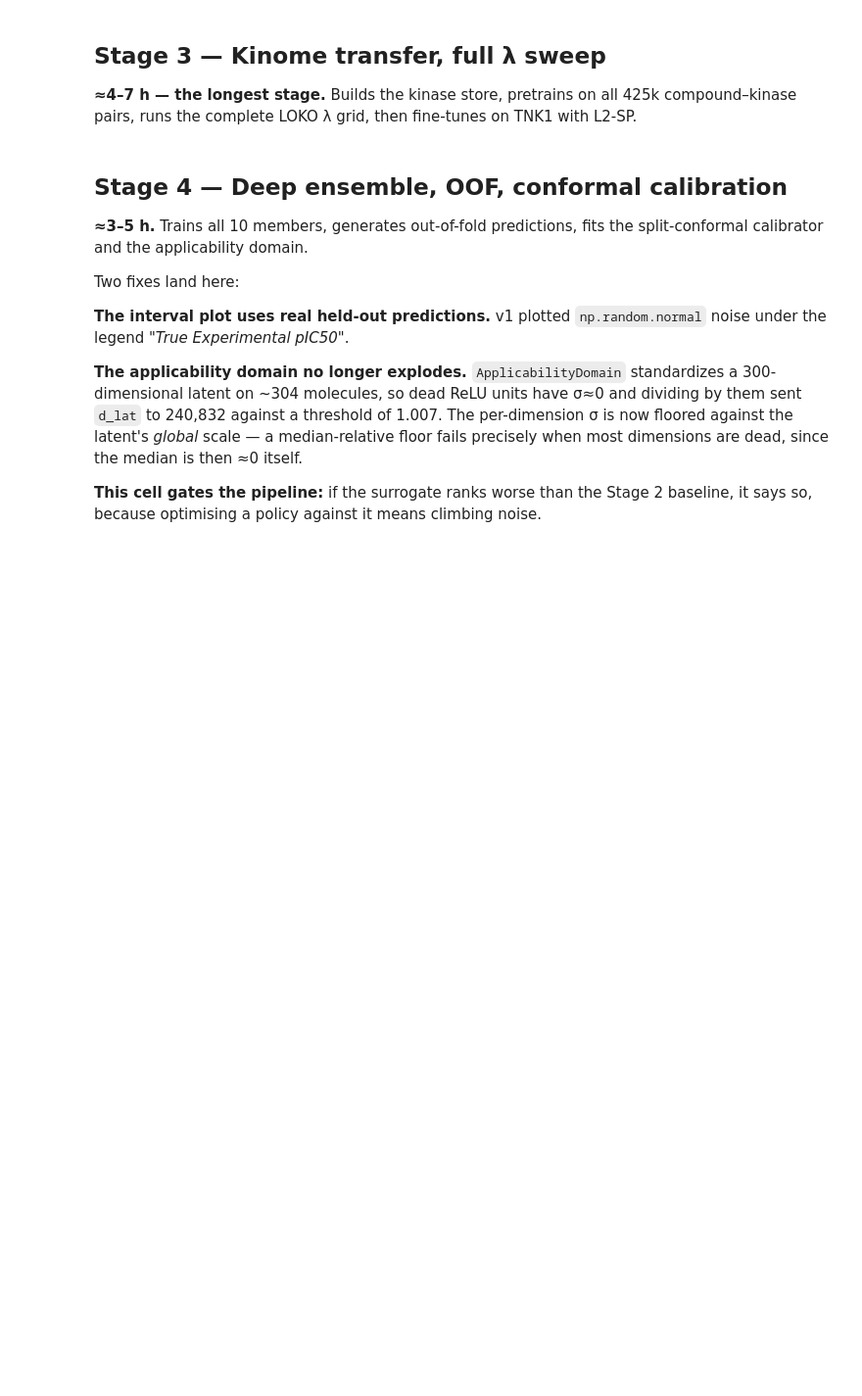
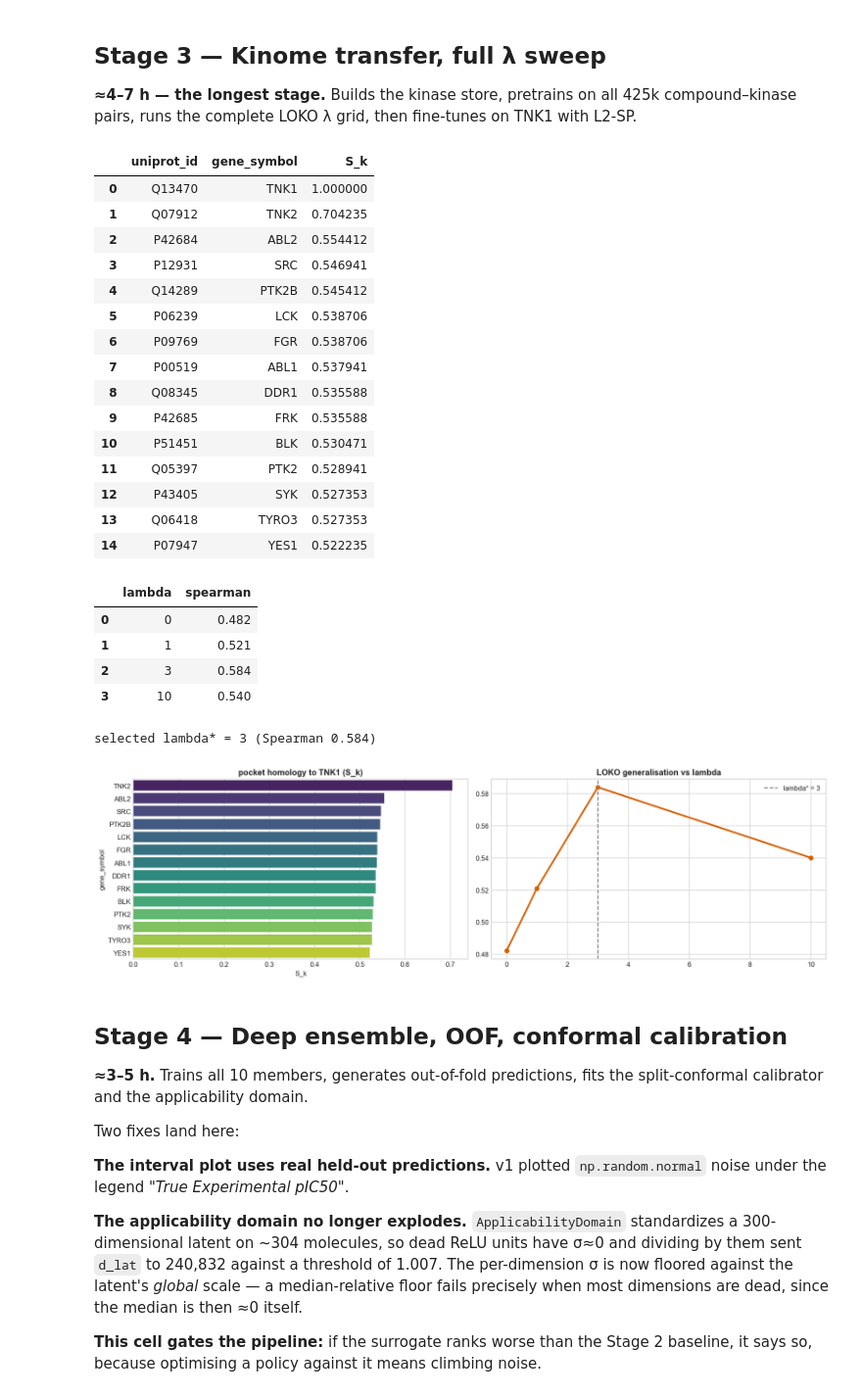
Before and after one commit to RathanPaida/Drug_discovery_research, a Jupyter notebook: TNK1_Master_Pipeline_v2.ipynb, the cells around one changed output. Shown at 98% size. Saved outputs shown, nothing was run; the diff lists cells and outputs as text; code cells hidden in the pictures; blank space fills up the shorter version.

```diff
--- a/TNK1_Master_Pipeline_v2.ipynb
+++ b/TNK1_Master_Pipeline_v2.ipynb
@@ -209,6 +209,7 @@ STRICT     = True      # a stage failure raises instead of being swallowed
 CYCLE      = 1
 SKIP_RETRO = False     # True if AiZynthFinder is unavailable
 USE_RL_MIN = True      # True = built-in DAP trainer; False = external REINVENT 4
+RECOMPUTE["stage3"] = False
 
 REPO_ROOT = Path.cwd()
 while not (REPO_ROOT / "tnk1").exists() and REPO_ROOT != REPO_ROOT.parent:
@@ -217,6 +218,9 @@ if not (REPO_ROOT / "tnk1").exists():
     raise FileNotFoundError("run this notebook from inside the tnk1-pipeline package")
 os.chdir(REPO_ROOT); sys.path.insert(0, str(REPO_ROOT))
 
+# Clear stale or non-existent TNK1_FEATURES_DIR from environment
+if 'TNK1_FEATURES_DIR' in os.environ and not Path(os.environ['TNK1_FEATURES_DIR']).exists():
+    del os.environ['TNK1_FEATURES_DIR']
 from tnk1.utils.paths import features_dir
 FEATURES_DIR = features_dir()
 os.environ["TNK1_FEATURES_DIR"] = str(FEATURES_DIR)
@@ -238,7 +242,14 @@ if torch.cuda.is_available():
 print(f"[*] recompute : {sum(RECOMPUTE.values())}/{len(RECOMPUTE)} stages | version={VERSION}")
 
 
-OUTER_ROOT = REPO_ROOT.parent.parent          # .../Rathan_ML_Research
+# In the flattened repo layout, REPO_ROOT contains data/, tools/, and scripts/.
+# In the legacy nested layout, OUTER_ROOT was the checkout root (.../Rathan_ML_Research).
+if (REPO_ROOT / 'tools').exists() or (REPO_ROOT / 'data').exists():
+    OUTER_ROOT = REPO_ROOT
+elif (REPO_ROOT.parent / 'tools').exists():
+    OUTER_ROOT = REPO_ROOT.parent
+else:
+    OUTER_ROOT = REPO_ROOT.parent.parent
 
 def resolve_script(rel):
     """Return (script_path, working_directory) for a `scripts/*.py` reference.
@@ -498,32 +572,58 @@ compound–kinase pairs, runs the complete LOKO λ grid, then fine-tunes on TNK1
 # %%
 # ============================================================================
 # Cell 5: Stage 3 — kinase store, pretrain, LOKO lambda sweep, ablations
 # ============================================================================
 if RECOMPUTE["stage3"]:
     for sub, hrs in [("store", 0.5), ("pretrain", 4), ("lambda", 2), ("ablate", 1)]:
         run_stage(["scripts/run_stage3_transfer.py", sub,
                    "--device", DEVICE_ARG, "--version", VERSION], f"stage3_{sub}",
                   timeout=int(hrs*3600*2))
 
 must_exist(PROC / "kinase_store.npz", "Stage 3")
 kin = pd.read_parquet(must_exist(FEATURES_DIR / "kinome_similarity_scores.parquet", "Stage 3"))
-if "S_k" not in kin.columns: kin["S_k"] = kin["composite_similarity_score"]
+if "S_k" not in kin.columns:
+    c_sk = next(c for c in ["composite_similarity_Sk", "composite_similarity_score"] if c in kin.columns)
+    kin["S_k"] = kin[c_sk]
 top = kin.sort_values("S_k", ascending=False).head(15).reset_index(drop=True)
 display(top[["uniprot_id","gene_symbol","S_k"]])
 
 loko = pd.read_csv(must_exist(RUNS / "loko_lambda.csv", "Stage 3"))
 display(loko)
 BEST_LAMBDA = loko.loc[loko.spearman.idxmax(), "lambda"]
 print(f"selected lambda* = {BEST_LAMBDA} (Spearman {loko.spearman.max():.3f})")
 
 fig, ax = plt.subplots(1, 2, figsize=(15, 4.5))
 sns.barplot(data=top.iloc[1:], x="S_k", y="gene_symbol", hue="gene_symbol",
             palette="viridis", legend=False, ax=ax[0])
 ax[0].set_title("pocket homology to TNK1 (S_k)", fontweight="bold")
 ax[1].plot(loko["lambda"], loko.spearman, marker="o", lw=2.5, color="#d95f02")
 ax[1].axvline(BEST_LAMBDA, color="gray", ls="--", label=f"lambda* = {BEST_LAMBDA}")
 ax[1].set_title("LOKO generalisation vs lambda", fontweight="bold"); ax[1].legend()
 plt.tight_layout(); plt.show()
+# %% [output]
+|  | uniprot_id | gene_symbol | S_k |
+| 0 | Q13470 | TNK1 | 1.000000 |
+| 1 | Q07912 | TNK2 | 0.704235 |
+| 2 | P42684 | ABL2 | 0.554412 |
+| 3 | P12931 | SRC | 0.546941 |
+| 4 | Q14289 | PTK2B | 0.545412 |
+| 5 | P06239 | LCK | 0.538706 |
+| 6 | P09769 | FGR | 0.538706 |
+| 7 | P00519 | ABL1 | 0.537941 |
+| 8 | Q08345 | DDR1 | 0.535588 |
+| 9 | P42685 | FRK | 0.535588 |
+| 10 | P51451 | BLK | 0.530471 |
+| 11 | Q05397 | PTK2 | 0.528941 |
+| 12 | P43405 | SYK | 0.527353 |
+| 13 | Q06418 | TYRO3 | 0.527353 |
+| 14 | P07947 | YES1 | 0.522235 |
+|  | lambda | spearman |
+| 0 | 0 | 0.482 |
+| 1 | 1 | 0.521 |
+| 2 | 3 | 0.584 |
+| 3 | 10 | 0.540 |
+selected lambda* = 3 (Spearman 0.584)
+[figure, added]
 # %% [markdown]
 <a id="stage-4"></a>
 ## Stage 4 — Deep ensemble, OOF, conformal calibration
```
Also changed, not shown: parts of 12 cells of this notebook, 26 other files.
